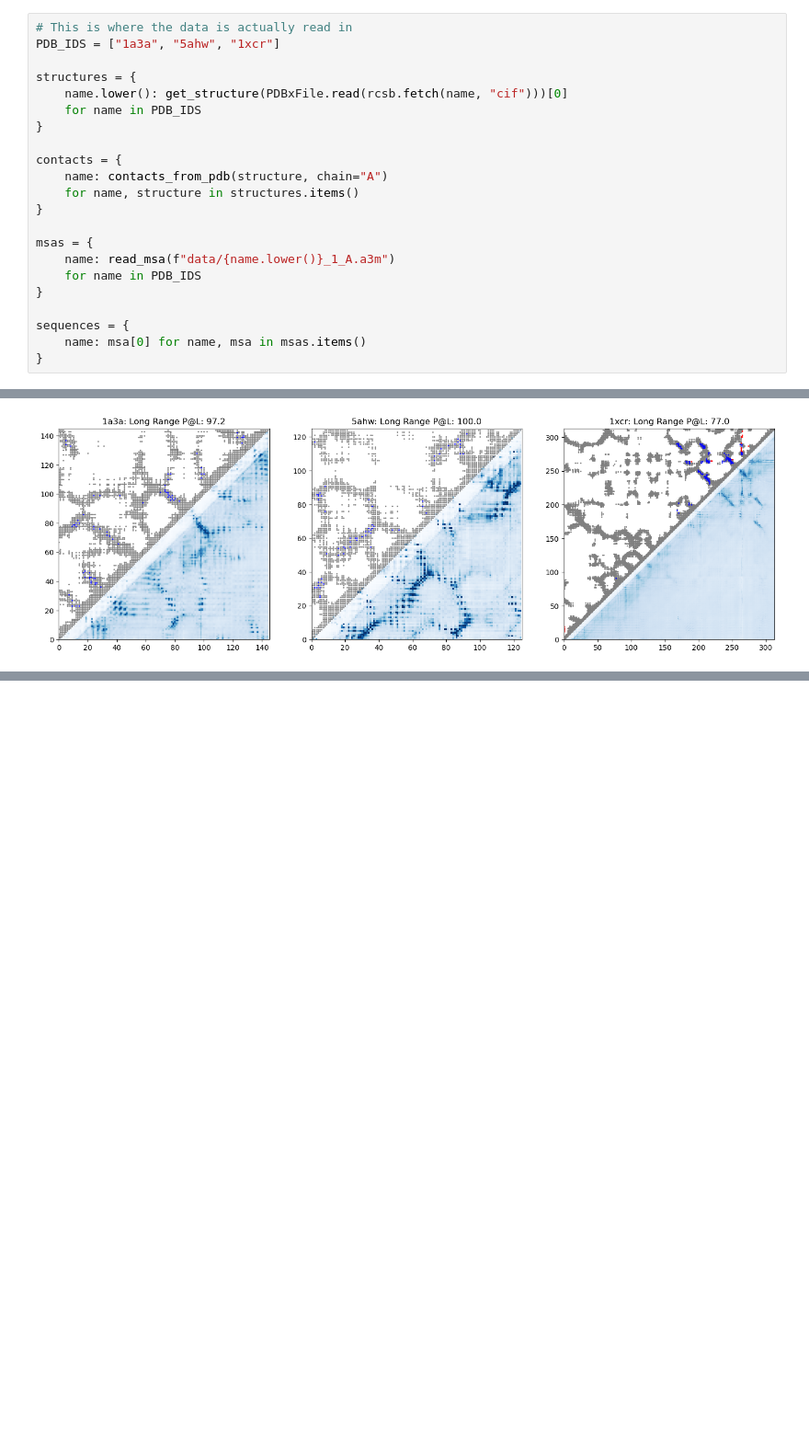
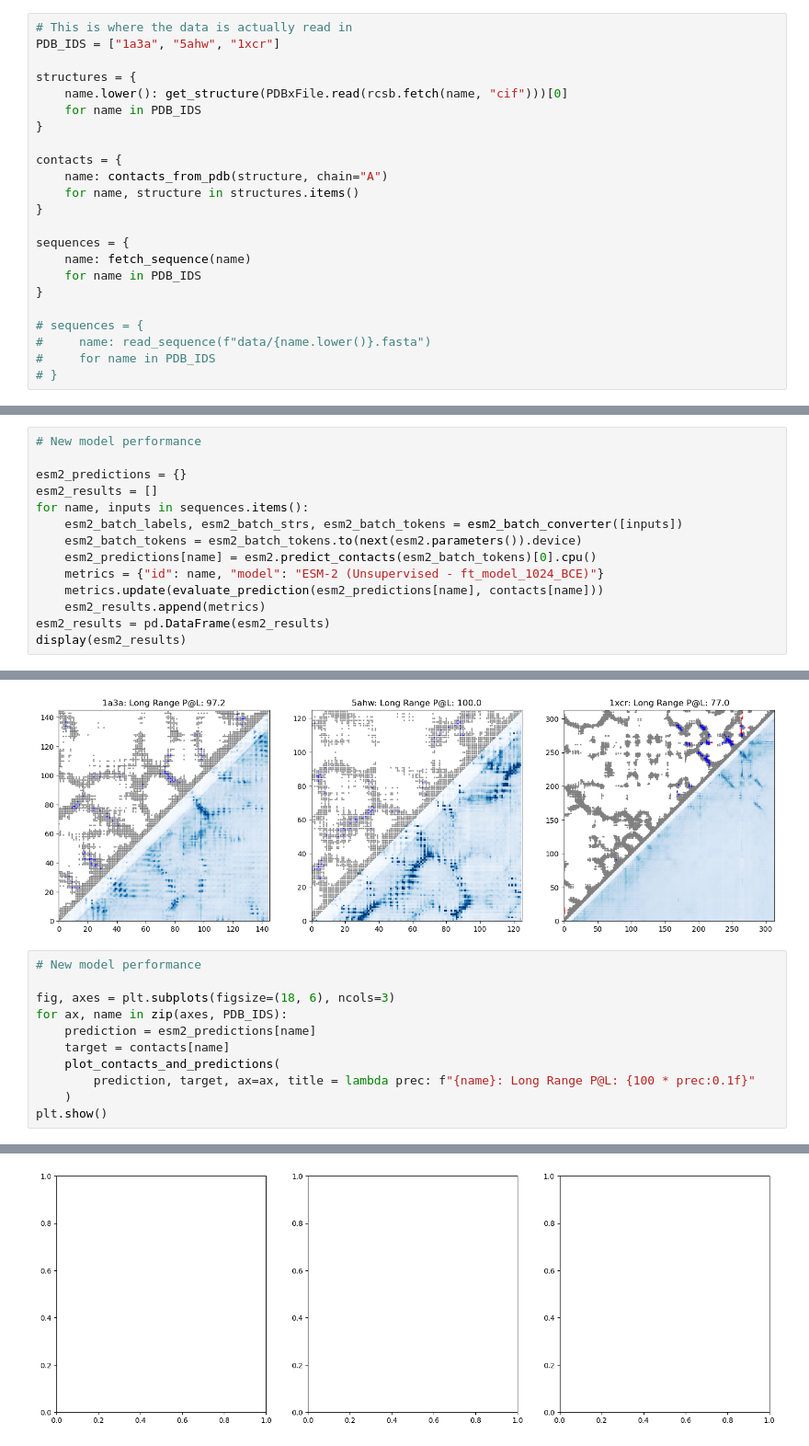
Before and after one commit to namagno/contact-prediction, a Jupyter notebook: contact_prediction_testing.ipynb, the cells around one changed output, grey strips where cells are left out. Shown: that part at 92% size. Cells and saved outputs as stored; diff of their text form; blank space fills up the shorter version.

Commit message:
Size mismatch issue
Testing samples loaded from fasta files

```diff
--- a/contact_prediction_testing.ipynb
+++ b/contact_prediction_testing.ipynb
@@ -321,14 +351,15 @@ contacts = {
     for name, structure in structures.items()
 }
 
-msas = {
-    name: read_msa(f"data/{name.lower()}_1_A.a3m")
+sequences = {
+    name: fetch_sequence(name)
     for name in PDB_IDS
 }
 
-sequences = {
-    name: msa[0] for name, msa in msas.items()
-}
+# sequences = {
+#     name: read_sequence(f"data/{name.lower()}.fasta")
+#     for name in PDB_IDS
+# }
 # %% [markdown]
 ### ESM-2 Predictions
 # %%
@@ -374,3 +405,17 @@ esm2_batch_converter = esm2_alphabet.get_batch_converter()
 | 0 | 1a3a | ESM-2 (Unsupervised) | 0.995999 | 0.986207 | 1.000000 | 1.000000 | 0.756179 | 0.634483 | 0.736111 | ... |
 | 1 | 5ahw | ESM-2 (Unsupervised) | 0.981247 | 0.976000 | 0.967742 | 1.000000 | 0.893094 | 0.800000 | 0.887097 | ... |
 | 2 | 1xcr | ESM-2 (Unsupervised) | 0.923046 | 0.884984 | 0.929487 | 0.951613 | 0.616511 | 0.492013 | 0.602564 | ... |
+# %%
+# New model performance
+
+esm2_predictions = {}
+esm2_results = []
+for name, inputs in sequences.items():
+    esm2_batch_labels, esm2_batch_strs, esm2_batch_tokens = esm2_batch_converter([inputs])
+    esm2_batch_tokens = esm2_batch_tokens.to(next(esm2.parameters()).device)
+    esm2_predictions[name] = esm2.predict_contacts(esm2_batch_tokens)[0].cpu()
+    metrics = {"id": name, "model": "ESM-2 (Unsupervised - ft_model_1024_BCE)"}
+    metrics.update(evaluate_prediction(esm2_predictions[name], contacts[name]))
+    esm2_results.append(metrics)
+esm2_results = pd.DataFrame(esm2_results)
+display(esm2_results)
@@ -400,3 +447,15 @@ esm2_batch_converter = esm2_alphabet.get_batch_converter()
 # plt.show()
 # %% [output]
 [figure]
+# %%
+# New model performance
+
+fig, axes = plt.subplots(figsize=(18, 6), ncols=3)
+for ax, name in zip(axes, PDB_IDS):
+    prediction = esm2_predictions[name]
+    target = contacts[name]
+    plot_contacts_and_predictions(
+        prediction, target, ax=ax, title = lambda prec: f"{name}: Long Range P@L: {100 * prec:0.1f}"
+    )
+plt.show()
+# %% [output]
@@ -402,0 +463 @@ esm2_batch_converter = esm2_alphabet.get_batch_converter()
+[figure, added]
```
Also changed, not shown: parts of 7 cells of this notebook, 4 other files.
